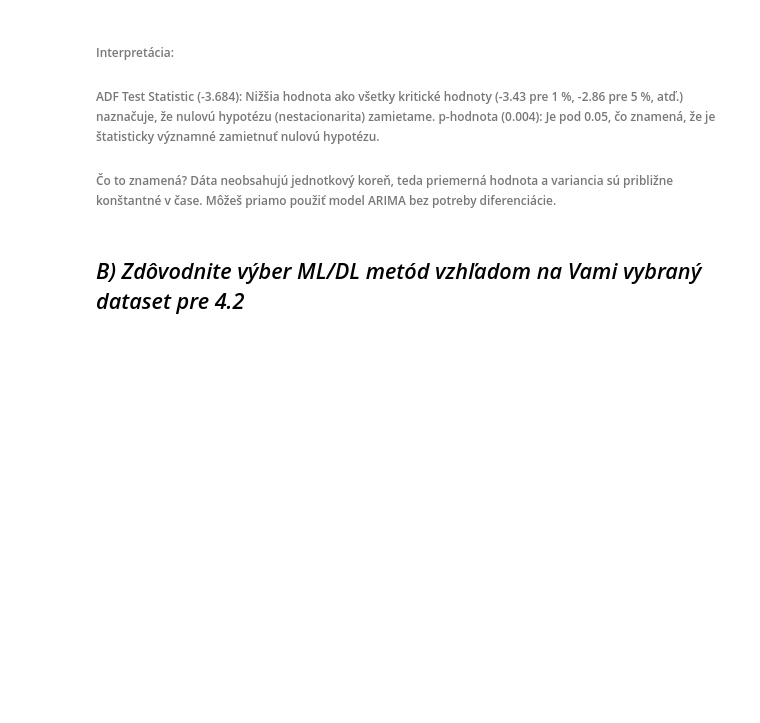
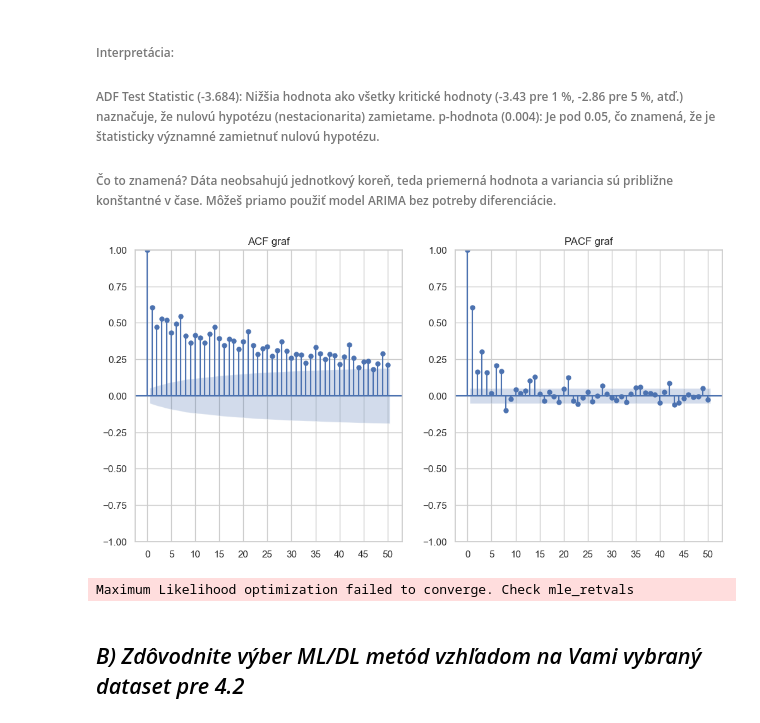
Before and after one commit to Mmathieus/IAU-project, a Jupyter notebook: quest.ipynb, the cells around one changed output. Cells and saved outputs as stored; diff of their text form; code cells hidden in the pictures; blank space fills up the shorter version.

```diff
--- a/quest.ipynb
+++ b/quest.ipynb
@@ -455,14 +472,14 @@ df_day_all.loc[indexes_to_print]
 # %%
 from statsmodels.tsa.stattools import adfuller
 
-gap = df_day['Global_active_power']
+gap = df_day_all['Global_active_power']
 
 result = adfuller(gap)
 print('ADF Test Statistic:', result[0])
 print('p-hodnota:', result[1])
-print('Kritické hodnoty:', result[4])
+#print('Kritické hodnoty:', result[4])
 
 if result[1] <= 0.05:
-    print("Dáta sú stacionárne (zamietame H₀).")
+    print("Dáta sú stacionárne")
 else:
-    print("Dáta nie sú stacionárne (nezamietame H₀).")
+    print("Dáta nie sú stacionárne")
@@ -471,19 +493,20 @@ else:
 ###### ADF Test Statistic (-3.684): Nižšia hodnota ako všetky kritické hodnoty (-3.43 pre 1 %, -2.86 pre 5 %, atď.) naznačuje, že nulovú hypotézu (nestacionarita) zamietame. p-hodnota (0.004): Je pod 0.05, čo znamená, že je štatisticky významné zamietnuť nulovú hypotézu.
 ###### Čo to znamená? Dáta neobsahujú jednotkový koreň, teda priemerná hodnota a variancia sú približne konštantné v čase. Môžeš priamo použiť model ARIMA bez potreby diferenciácie.
 # %%
-from statsmodels.graphics.tsaplots import plot_acf, plot_pacf
-
-# Predpokladajme, že 'time_series' je tvoj časový rad
 plt.figure(figsize=(12, 6))
 
 # ACF
 plt.subplot(121)
-plot_acf(df_day['Global_active_power'], lags=50, ax=plt.gca())
+plot_acf(gap, lags=50, ax=plt.gca())
+plt.xticks(ticks=range(0, 51, 5))
 plt.title('ACF graf')
 
 # PACF
 plt.subplot(122)
-plot_pacf(df_day['Global_active_power'], lags=50, ax=plt.gca())
+plot_pacf(gap, lags=50, ax=plt.gca())
+plt.xticks(ticks=range(0, 51, 5))
 plt.title('PACF graf')
 
 plt.show()
+# %% [output]
+[figure, added]
@@ -499,3 +546,10 @@ print(forecast)
+# %%
+model = ARIMA(train, order=(40,0,7)).fit()
+forecast = model.forecast(len(test))
+
+plot_forecasts(train, test, forecast, x_axis, "ARIMA Predikcia")
+# %% [output]
+Maximum Likelihood optimization failed to converge. Check mle_retvals
 # %% [markdown]
 #
 ## *B) Zdôvodnite výber ML/DL metód vzhľadom na Vami vybraný dataset pre 4.2*
```
Also changed, not shown: parts of 8 cells of this notebook.
